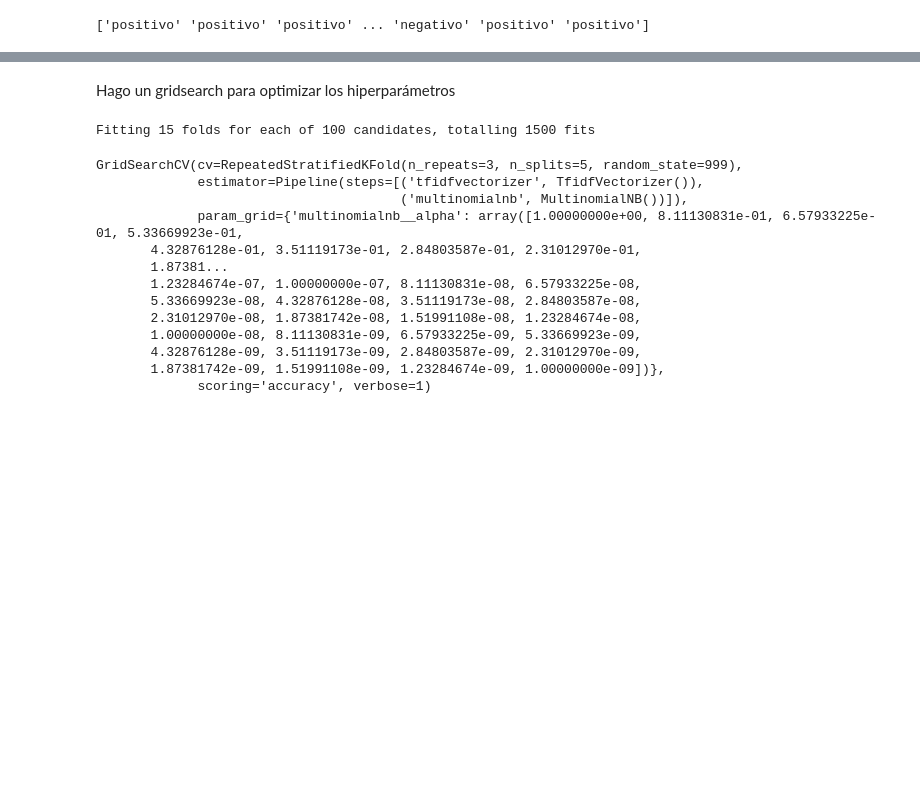
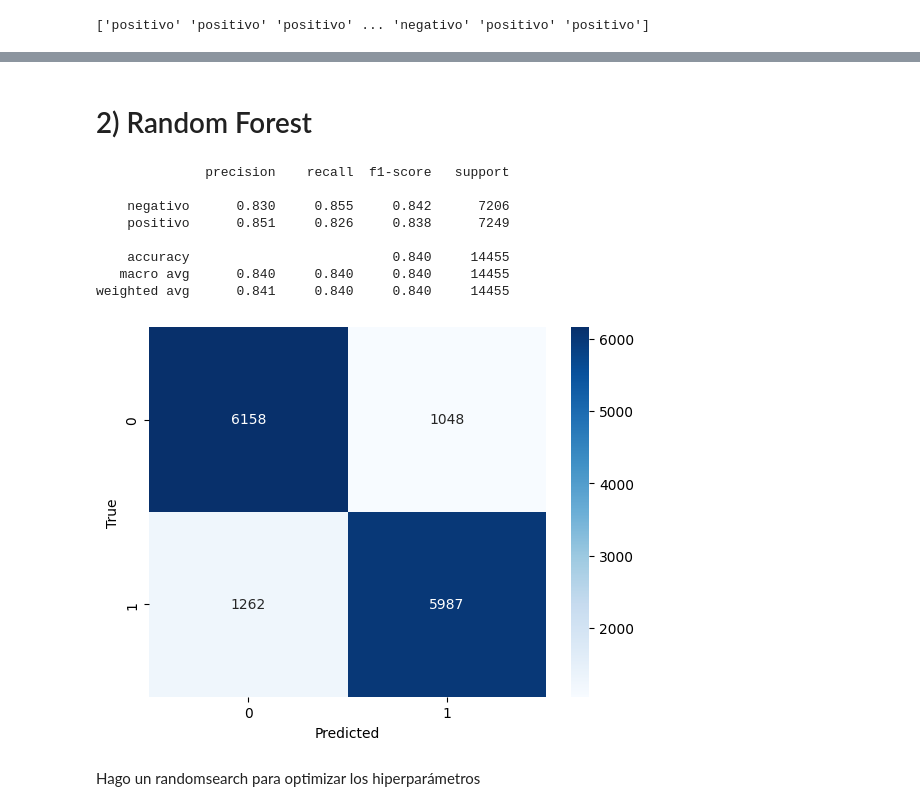
Before and after one commit to FaCu97/7506R-1C2023-GRUPO11, a Jupyter notebook: TP2/7506R_TP2_GRUPO11.ipynb, the cells around one changed output, grey strips where cells are left out. Saved outputs shown, nothing was run; the diff lists cells and outputs as text; code cells hidden in the pictures; blank space fills up the shorter version.

```diff
--- a/TP2/7506R_TP2_GRUPO11.ipynb
+++ b/TP2/7506R_TP2_GRUPO11.ipynb
@@ -139,0 +277,5 @@ guardar_prediccion(y_prediccion, ds_test, "./predicciones/bayes_naive_1.csv")
+# %%
+model1 = make_pipeline(vectorizer, MultinomialNB())
+model1.fit(x_train, y_train)
+predicted1 = model1.predict(x_test)
+metricas(predicted1,y_test)
@@ -139,0 +359,27 @@ guardar_prediccion(y_prediccion, ds_test, "./predicciones/bayes_naive_1.csv")
+# %% [markdown]
+# 2) Random Forest
+# %%
+from sklearn.ensemble import RandomForestClassifier
+
+# Build the model
+modelRF = make_pipeline(vectorizer, RandomForestClassifier(n_jobs=-1))
+# Indice de frecuencia invertido. Normaliza la cantidad de palabras.
+# Le da mayor importancia a las palabras que menos aparecen
+
+# Train the model using the training data
+modelRF.fit(x_train, y_train)
+
+# Predict the categories of the test data
+predicted1 = modelRF.predict(x_test)
+# %%
+metricas(predicted1,y_test)
+# %% [output]
+              precision    recall  f1-score   support
+
+    negativo      0.830     0.855     0.842      7206
+    positivo      0.851     0.826     0.838      7249
+
+    accuracy                          0.840     14455
+   macro avg      0.840     0.840     0.840     14455
+weighted avg      0.841     0.840     0.840     14455
+[figure, added]
@@ -140,22 +388,2 @@ guardar_prediccion(y_prediccion, ds_test, "./predicciones/bayes_naive_1.csv")
 # %% [markdown]
-Hago un gridsearch para optimizar los hiperparámetros
+Hago un randomsearch para optimizar los hiperparámetros
-# %%
-cv_method = RepeatedStratifiedKFold(n_splits=5,  n_repeats=3, random_state=999)
-params_NB = {'multinomialnb__alpha': np.logspace(0, -9, num=100)}
-gs_NB = GridSearchCV(estimator=model1, param_grid=params_NB, cv=cv_method,verbose=1,scoring='accuracy')
-gs_NB.fit(x_train, y_train)
-# %% [output]
-Fitting 15 folds for each of 100 candidates, totalling 1500 fits
-GridSearchCV(cv=RepeatedStratifiedKFold(n_repeats=3, n_splits=5, random_state=999),
-             estimator=Pipeline(steps=[('tfidfvectorizer', TfidfVectorizer()),
-                                       ('multinomialnb', MultinomialNB())]),
-             param_grid={'multinomialnb__alpha': array([1.00000000e+00, 8.11130831e-01, 6.57933225e-01, 5.33669923e-01,
-       4.32876128e-01, 3.51119173e-01, 2.84803587e-01, 2.31012970e-01,
-       1.87381...
-       1.23284674e-07, 1.00000000e-07, 8.11130831e-08, 6.57933225e-08,
-       5.33669923e-08, 4.32876128e-08, 3.51119173e-08, 2.84803587e-08,
-       2.31012970e-08, 1.87381742e-08, 1.51991108e-08, 1.23284674e-08,
-       1.00000000e-08, 8.11130831e-09, 6.57933225e-09, 5.33669923e-09,
-       4.32876128e-09, 3.51119173e-09, 2.84803587e-09, 2.31012970e-09,
-       1.87381742e-09, 1.51991108e-09, 1.23284674e-09, 1.00000000e-09])},
-             scoring='accuracy', verbose=1)
```
Also changed, not shown: parts of 63 cells of this notebook, 29 other files.
